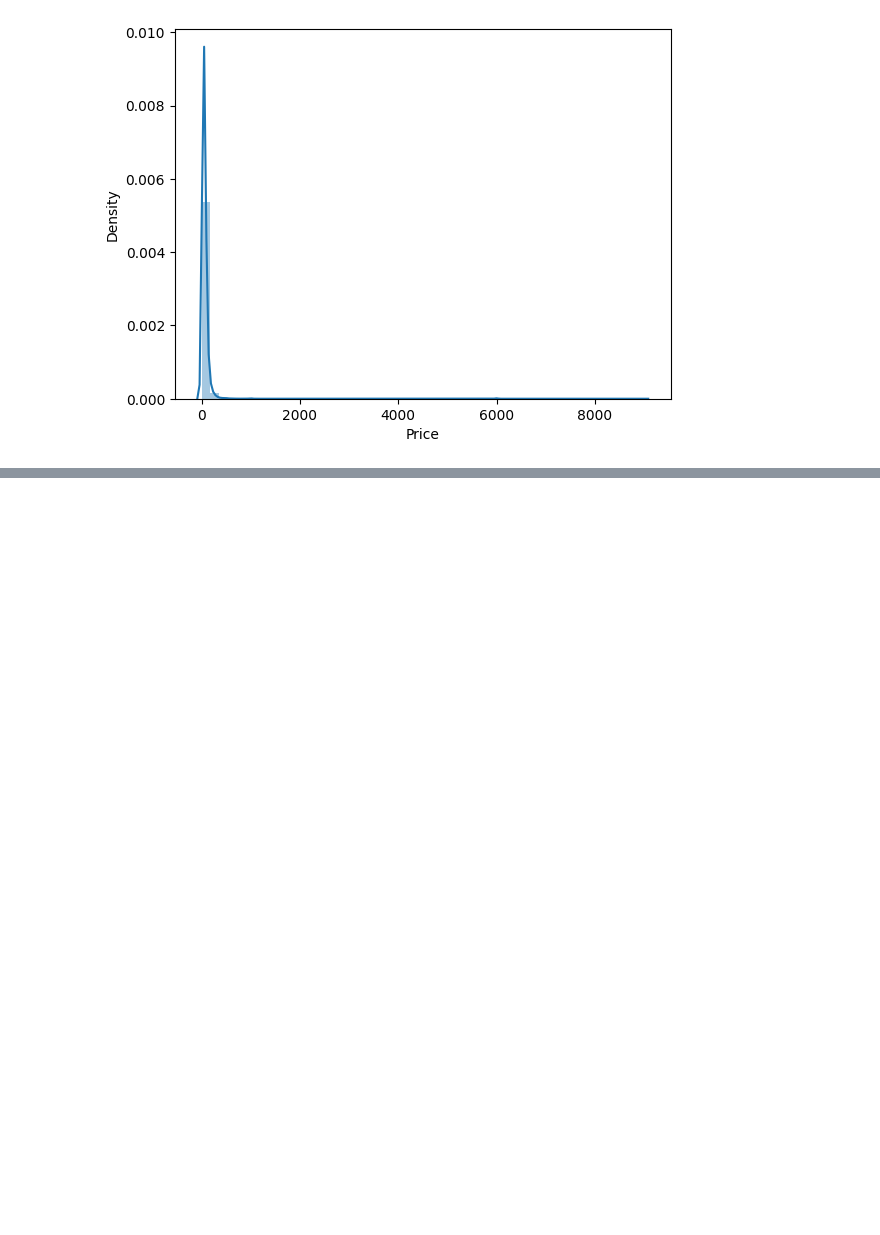
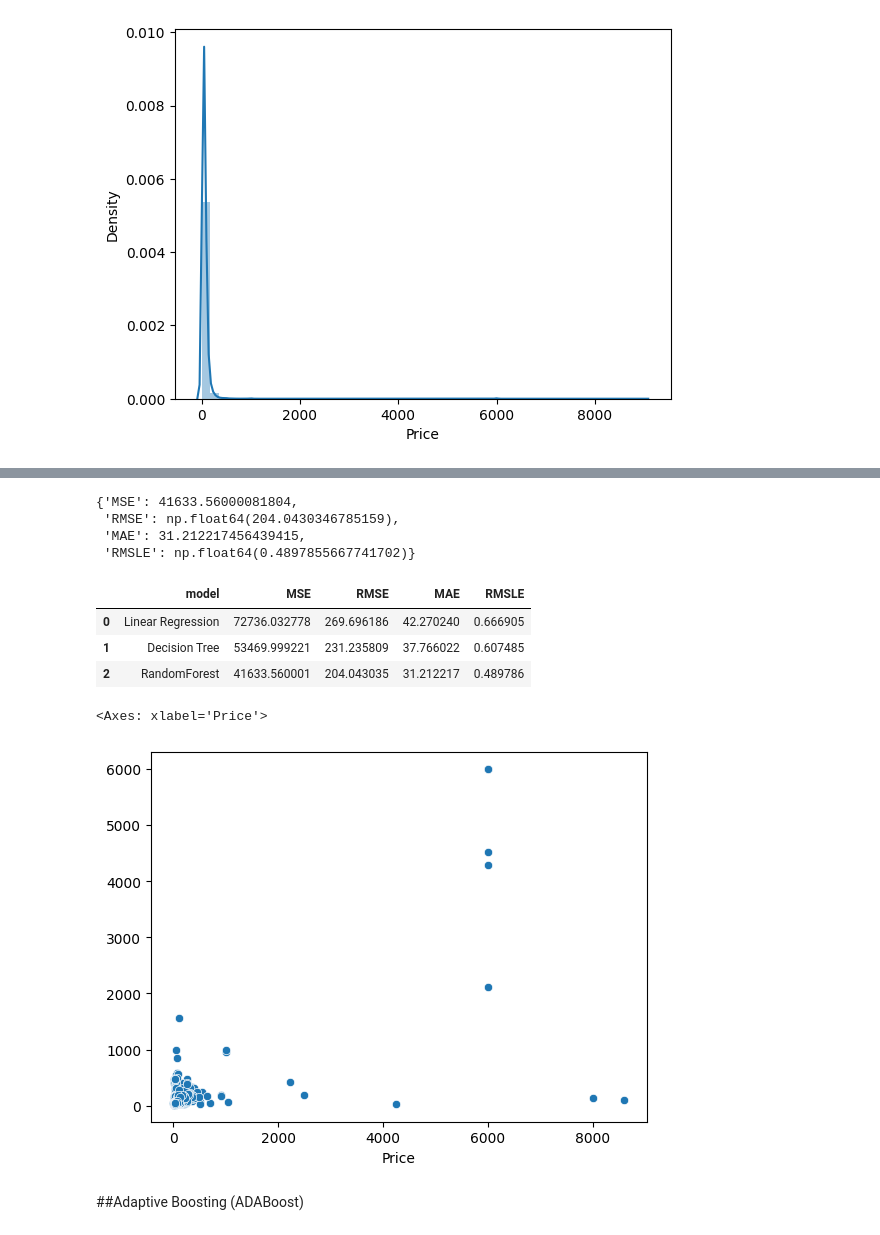
Before and after one commit to rafatb/Berlin_Airbnb_Price_Prediction, a Jupyter notebook: 5_Airbnb_Berlin_Model_and_Hyperparameter_Finetuning.ipynb, the cells around one changed output, grey strips where cells are left out. Drawn from its saved outputs; the diff is of its cells as text; code cells hidden in the pictures; blank space fills up the shorter version.

```diff
--- a/5_Airbnb_Berlin_Model_and_Hyperparameter_Finetuning.ipynb
+++ b/5_Airbnb_Berlin_Model_and_Hyperparameter_Finetuning.ipynb
@@ -114,0 +225,30 @@ sns.distplot(df.Price)
+# %%
+mod3 = RandomForestRegressor(random_state=1)
+mod3.fit(X_train, y_train)
+# Make predictions on the validation set
+y_val_pred3 = mod3.predict(X_val)
+# %%
+regressionMetrics(y_val, y_val_pred3)
+# %% [output]
+{'MSE': 41633.56000081804,
+ 'RMSE': np.float64(204.0430346785159),
+ 'MAE': 31.212217456439415,
+ 'RMSLE': np.float64(0.4897855667741702)}
+# %%
+pred3 = mod3.predict(X)
+model_dict = {'model': "RandomForest"}
+new_row = pd.DataFrame([{**model_dict, **regressionMetrics(y_val, y_val_pred3)}])
+models_list = pd.concat([models_list, new_row], ignore_index=True)
+models_list
+# %% [output]
+|  | model | MSE | RMSE | MAE | RMSLE |
+| 0 | Linear Regression | 72736.032778 | 269.696186 | 42.270240 | 0.666905 |
+| 1 | Decision Tree | 53469.999221 | 231.235809 | 37.766022 | 0.607485 |
+| 2 | RandomForest | 41633.560001 | 204.043035 | 31.212217 | 0.489786 |
+# %%
+sns.scatterplot(x=y_val, y=y_val_pred3)
+# %% [output]
+<Axes: xlabel='Price'>
+[figure, added]
+# %% [markdown]
+##Adaptive Boosting (ADABoost)
```
Also changed, not shown: parts of 38 cells of this notebook.
